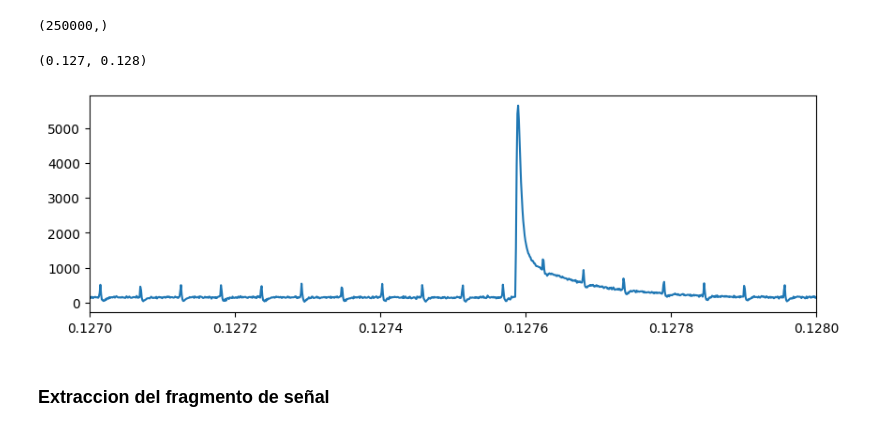
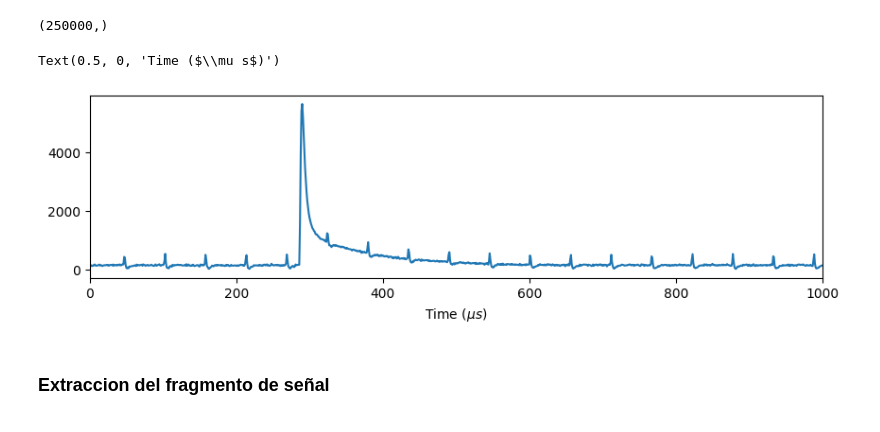
Before and after one commit to fabioc9675/TrapezoidalShaper_Prj, a Jupyter notebook: Notebooks/SimulateSignal.ipynb, the cells around one changed output. Saved outputs shown, nothing was run; the diff lists cells and outputs as text; code cells hidden in the pictures.

```diff
--- a/Notebooks/SimulateSignal.ipynb
+++ b/Notebooks/SimulateSignal.ipynb
@@ -43,13 +43,17 @@ t = np.arange(0,(len(real_data)/Fs), 1/Fs)
 print(real_data.shape)
 # %% [output]
 (250000,)
-# %%
-plt.figure(figsize=(10,3))
-plt.plot(t,real_data)
-plt.xlim([0.127,0.128])
-# %% [output]
-(0.127, 0.128)
-[figure, removed]
+# %%
+t_ = (t - 0.1273) * 1E6
+
+plt.figure(figsize=(10,2.5))
+plt.plot(t_,real_data)
+#plt.xlim([0.1273,0.1283])
+plt.xlim([0 ,0.001*1E6])
+plt.xlabel("Time ($\mu s$)")
+# %% [output]
+Text(0.5, 0, 'Time ($\\mu s$)')
+[figure, added]
 # %% [markdown]
 ### Extraccion del fragmento de señal
 # %%
```
